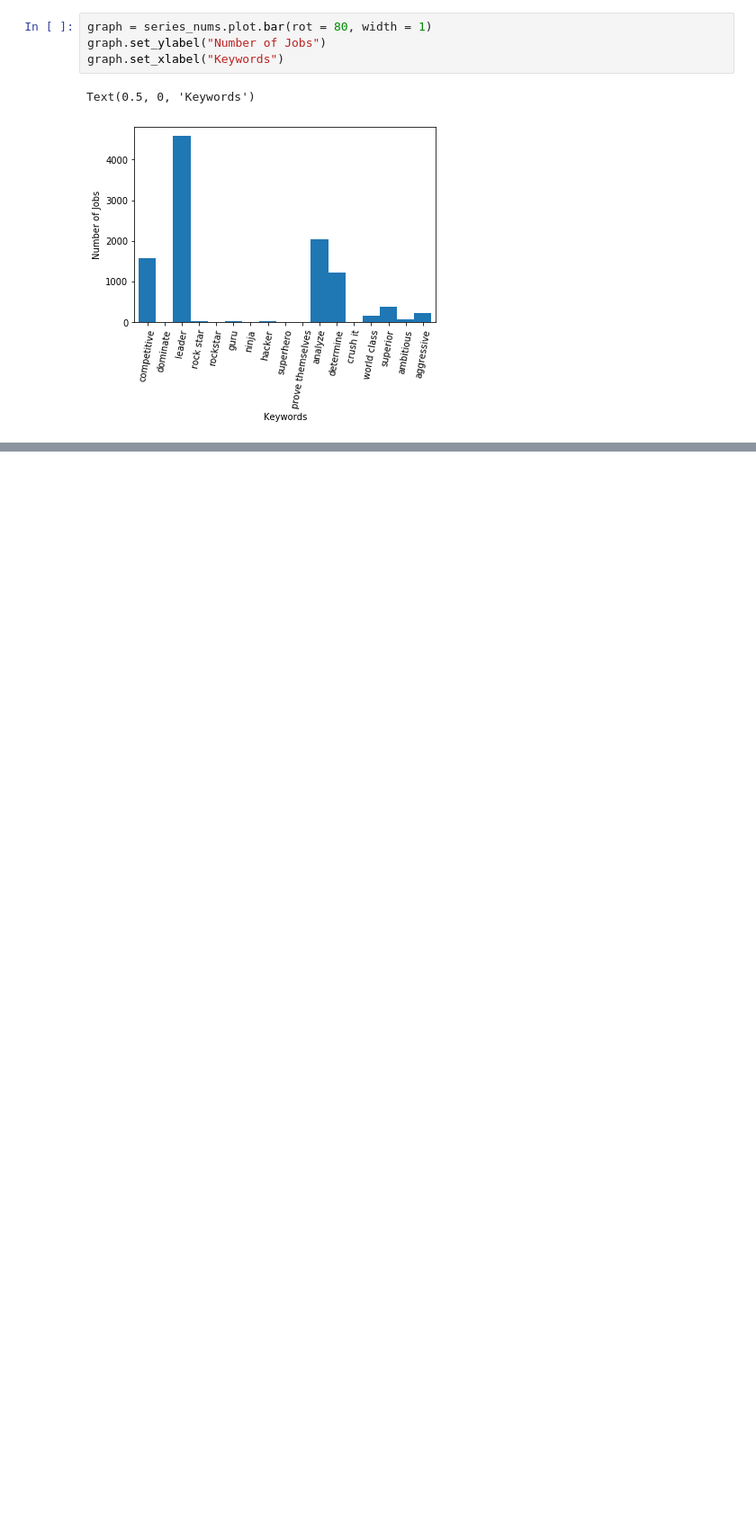
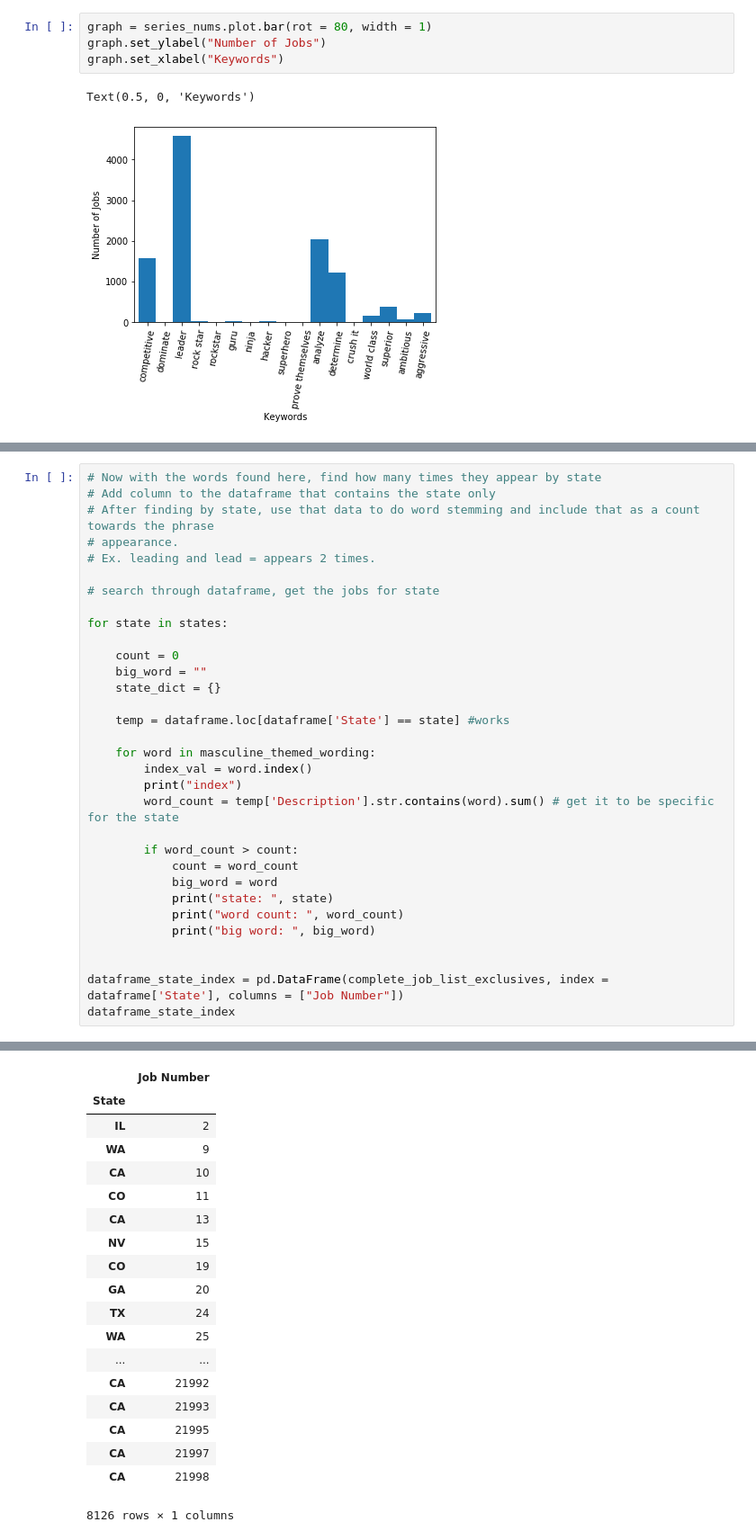
Before and after one commit to Kyle1668/cse184-pronoun-analysis, a Jupyter notebook: Question4.ipynb, the cells around one changed output, grey strips where cells are left out. Shown: that part at 90% size. Drawn from its saved outputs; the diff is of its cells as text; blank space fills up the shorter version.

```diff
--- a/Question4.ipynb
+++ b/Question4.ipynb
@@ -512,0 +651,33 @@ Text(0.5, 0, 'Keywords')
+# %%
+# Now with the words found here, find how many times they appear by state
+# Add column to the dataframe that contains the state only
+# After finding by state, use that data to do word stemming and include that as a count towards the phrase
+# appearance.
+# Ex. leading and lead = appears 2 times.
+
+# search through dataframe, get the jobs for state
+
+for state in states:
+
+    count = 0
+    big_word = ""
+    state_dict = {}
+
+    temp = dataframe.loc[dataframe['State'] == state] #works
+
+    for word in masculine_themed_wording:
+        index_val = word.index()
+        print("index")
+        word_count = temp['Description'].str.contains(word).sum() # get it to be specific for the state
+
+        if word_count > count:
+            count = word_count
+            big_word = word
+            print("state: ", state)
+            print("word count: ", word_count)
+            print("big word: ", big_word)
+
+
+dataframe_state_index = pd.DataFrame(complete_job_list_exclusives, index = dataframe['State'], columns = ["Job Number"])
+dataframe_state_index
+# %% [output]
@@ -512,0 +701,19 @@ Text(0.5, 0, 'Keywords')
+|  | Job Number |
+| State |  |
+| IL | 2 |
+| WA | 9 |
+| CA | 10 |
+| CO | 11 |
+| CA | 13 |
+| NV | 15 |
+| CO | 19 |
+| GA | 20 |
+| TX | 24 |
+| WA | 25 |
+| ... | ... |
+| CA | 21992 |
+| CA | 21993 |
+| CA | 21995 |
+| CA | 21997 |
+| CA | 21998 |
+8126 rows × 1 columns
```
Also changed, not shown: parts of 10 cells of this notebook.
